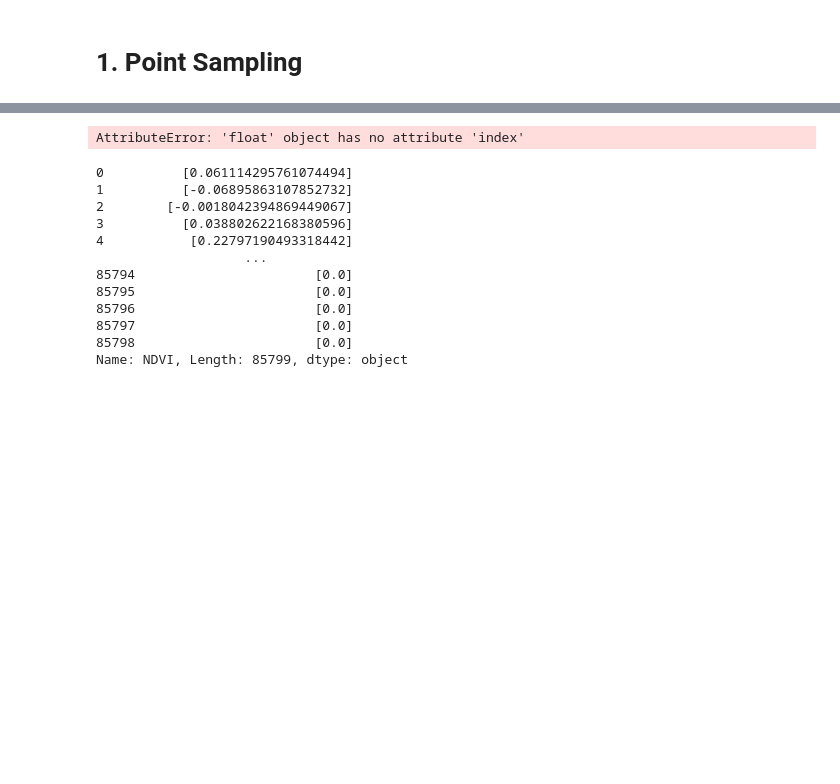
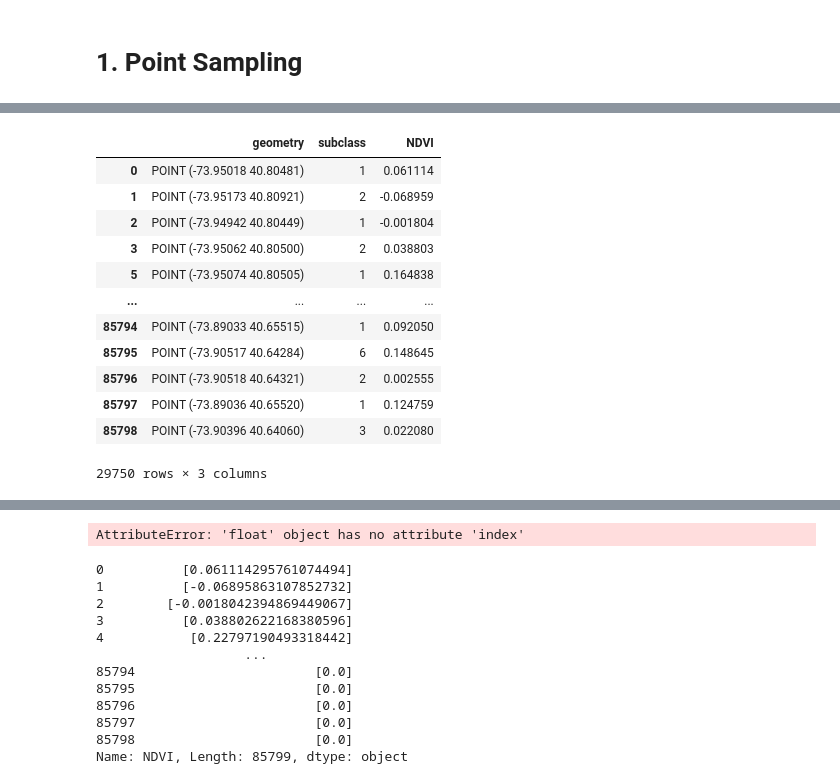
Before and after one commit to haenol/sprout, a Jupyter notebook: data_sampling.ipynb, the cells around one changed output, grey strips where cells are left out. Saved outputs shown, nothing was run; the diff lists cells and outputs as text; code cells hidden in the pictures; blank space fills up the shorter version.

```diff
--- a/data_sampling.ipynb
+++ b/data_sampling.ipynb
@@ -166,0 +189,18 @@ tp_up.head()
+# %%
+## tpall에서 NDVI에 0값 확인... 근데 다른 소숫점은 확인이 안됨
+test = tpall[tpall['NDVI'] < 0.2]
+test
+# %% [output]
+|  | geometry | subclass | NDVI |
+| 0 | POINT (-73.95018 40.80481) | 1 | 0.061114 |
+| 1 | POINT (-73.95173 40.80921) | 2 | -0.068959 |
+| 2 | POINT (-73.94942 40.80449) | 1 | -0.001804 |
+| 3 | POINT (-73.95062 40.80500) | 2 | 0.038803 |
+| 5 | POINT (-73.95074 40.80505) | 1 | 0.164838 |
+| ... | ... | ... | ... |
+| 85794 | POINT (-73.89033 40.65515) | 1 | 0.092050 |
+| 85795 | POINT (-73.90517 40.64284) | 6 | 0.148645 |
+| 85796 | POINT (-73.90518 40.64321) | 2 | 0.002555 |
+| 85797 | POINT (-73.89036 40.65520) | 1 | 0.124759 |
+| 85798 | POINT (-73.90396 40.64060) | 3 | 0.022080 |
+29750 rows × 3 columns
```
Also changed, not shown: parts of 22 cells of this notebook, 4 other files.
